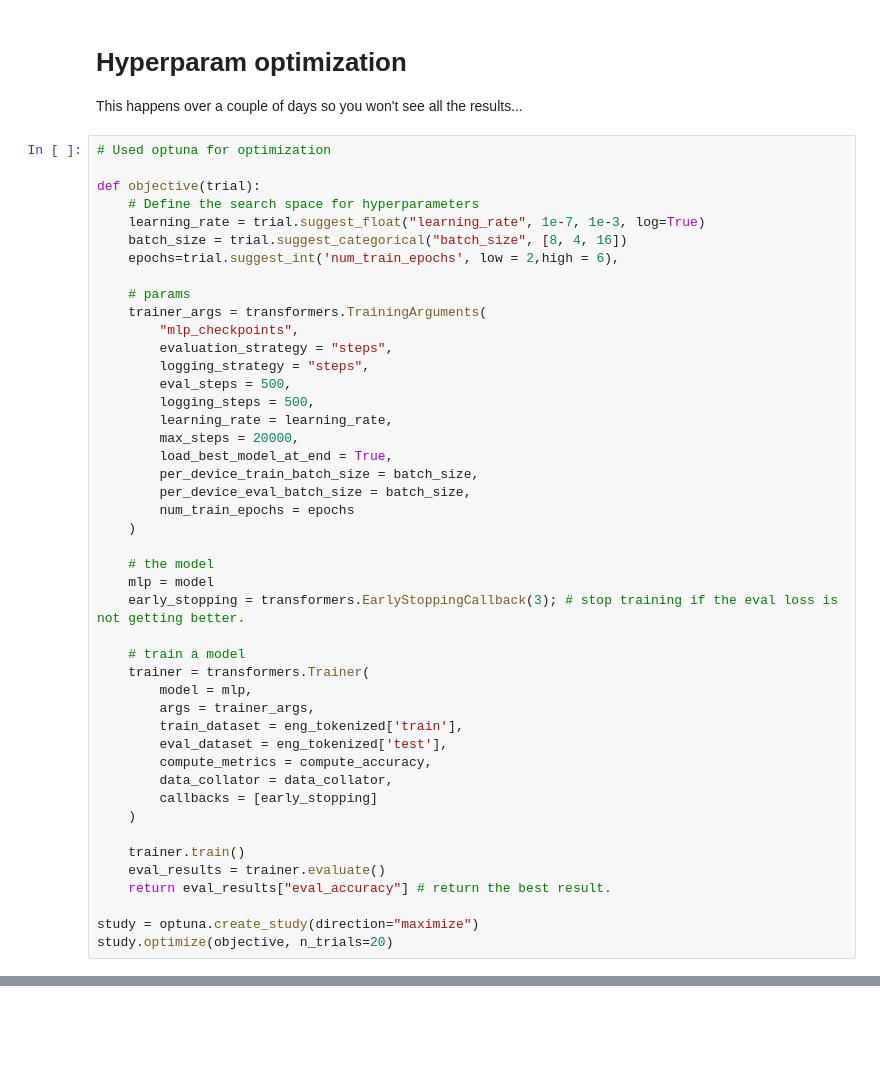
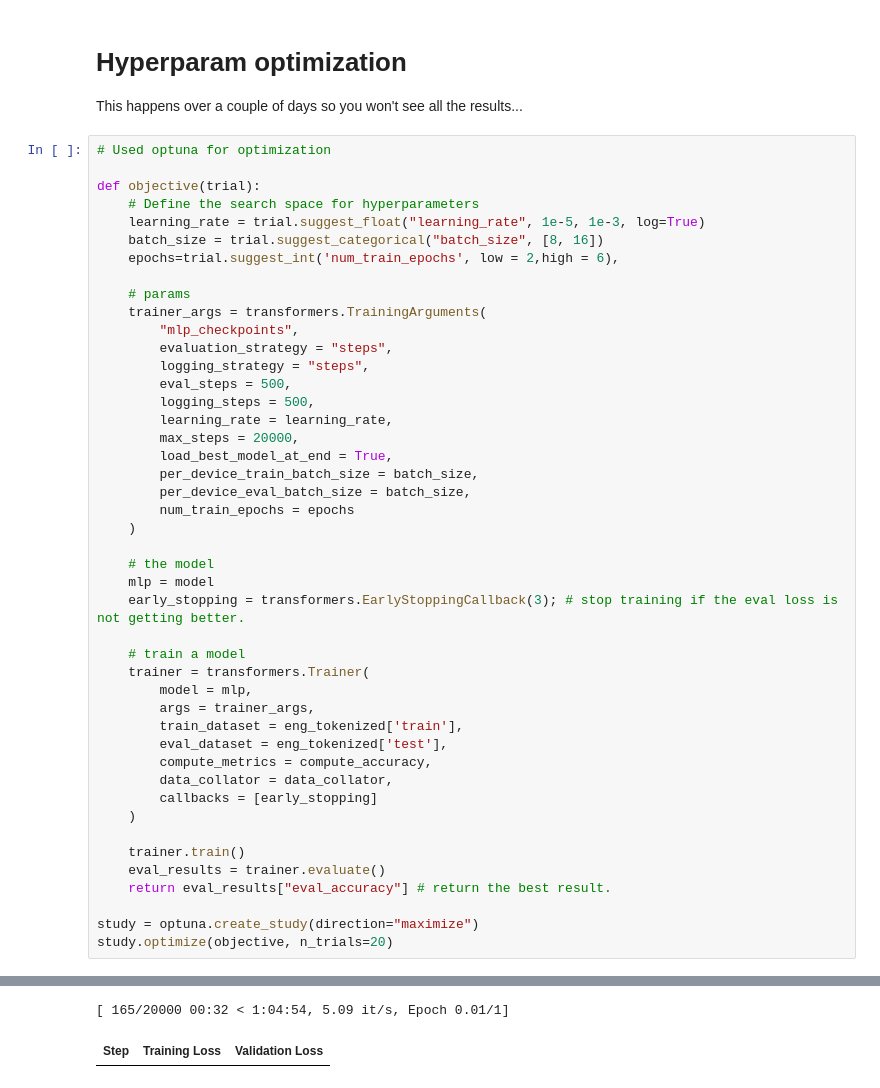
Before and after one commit to Iispar/review-summary-API, a Jupyter notebook: BERT-finetuned-model.ipynb, the cells around one changed output, grey strips where cells are left out. Saved outputs shown, nothing was run; the diff lists cells and outputs as text; blank space fills up the shorter version.

```diff
--- a/BERT-finetuned-model.ipynb
+++ b/BERT-finetuned-model.ipynb
@@ -155,8 +216,8 @@ This happens over a couple of days so you won't see all the results...
 
 def objective(trial):
     # Define the search space for hyperparameters
-    learning_rate = trial.suggest_float("learning_rate", 1e-7, 1e-3, log=True)
-    batch_size = trial.suggest_categorical("batch_size", [8, 4, 16])
+    learning_rate = trial.suggest_float("learning_rate", 1e-5, 1e-3, log=True)
+    batch_size = trial.suggest_categorical("batch_size", [8, 16])
     epochs=trial.suggest_int('num_train_epochs', low = 2,high = 6),
 
     # params
@@ -195,3 +256,4 @@ def objective(trial):
 
 study = optuna.create_study(direction="maximize")
 study.optimize(objective, n_trials=20)
+# %% [output]
@@ -197,0 +261,2 @@ study.optimize(objective, n_trials=20)
+[ 165/20000 00:32 < 1:04:54, 5.09 it/s, Epoch 0.01/1]
+| Step | Training Loss | Validation Loss |
```
Also changed, not shown: parts of 12 cells of this notebook.
